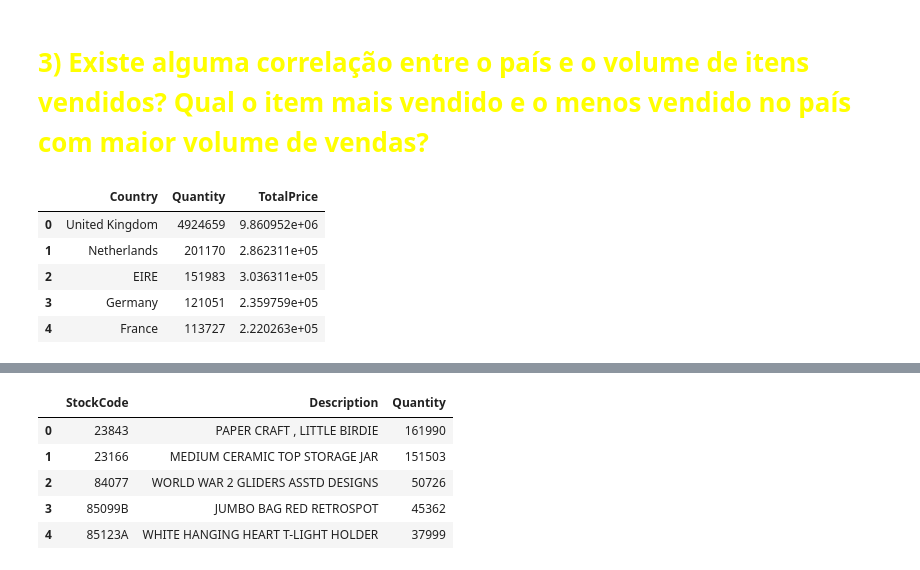
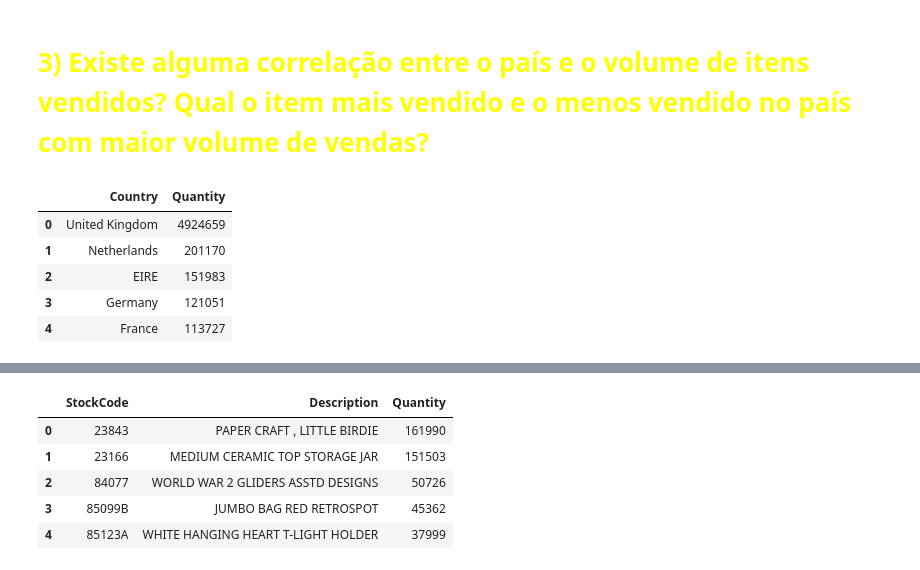
Before and after one commit to viniciusAC/BAGY-Teste_tecnico, a Jupyter notebook: analise.ipynb, the cells around one changed output, grey strips where cells are left out. Saved outputs shown, nothing was run; the diff lists cells and outputs as text; code cells hidden in the pictures.

```diff
--- a/analise.ipynb
+++ b/analise.ipynb
@@ -108,14 +104,14 @@ volume_medio
 # %% [markdown]
 # <h1 style="color:yellow"><strong>3) Existe alguma correlação entre o país e o volume de itens vendidos? Qual o item mais vendido e o menos vendido no país com maior volume de vendas?</strong></h1>
 # %%
-vendas_pais = df.groupby('Country')['Quantity', 'TotalPrice'].sum().reset_index()
+vendas_pais = df.groupby('Country')['Quantity'].sum().reset_index()
 vendas_pais.sort_values(['Quantity'], inplace=True)
 vendas_pais = vendas_pais.loc[::-1].reset_index(drop=True)
 vendas_pais.head()
 # %% [output]
-|  | Country | Quantity | TotalPrice |
-| 0 | United Kingdom | 4924659 | 9.860952e+06 |
-| 1 | Netherlands | 201170 | 2.862311e+05 |
-| 2 | EIRE | 151983 | 3.036311e+05 |
-| 3 | Germany | 121051 | 2.359759e+05 |
-| 4 | France | 113727 | 2.220263e+05 |
+|  | Country | Quantity |
+| 0 | United Kingdom | 4924659 |
+| 1 | Netherlands | 201170 |
+| 2 | EIRE | 151983 |
+| 3 | Germany | 121051 |
+| 4 | France | 113727 |
```
Also changed, not shown: parts of 17 cells of this notebook, 3 other files.
